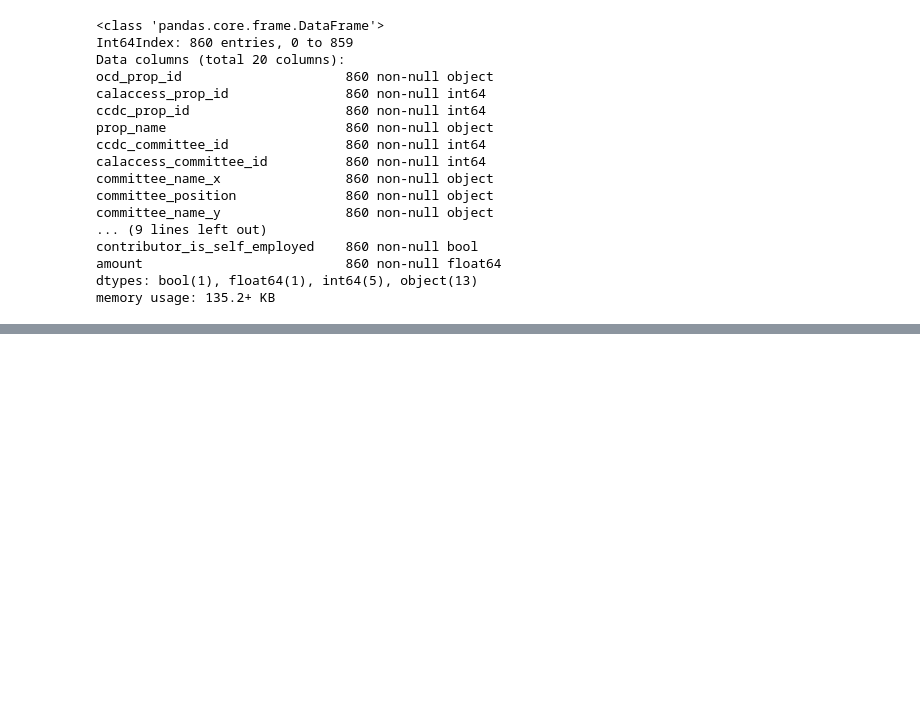
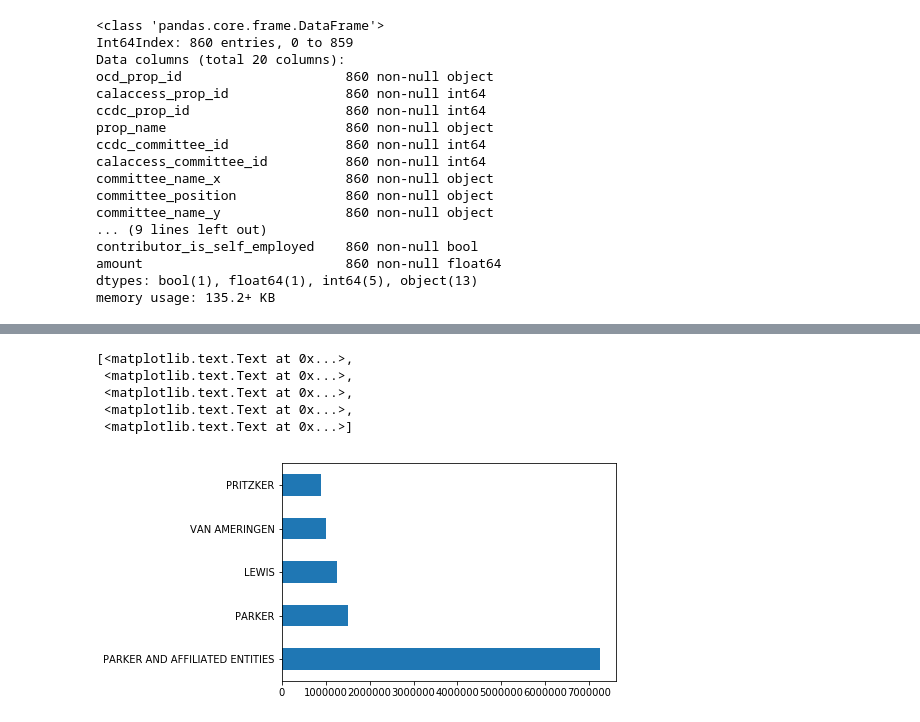
Before and after one commit to aannasw/first-python-notebook, a Jupyter notebook: module2_lessons.ipynb, the cells around one changed output, grey strips where cells are left out. Drawn from its saved outputs; the diff is of its cells as text; code cells hidden in the pictures; blank space fills up the shorter version.

```diff
--- a/module2_lessons.ipynb
+++ b/module2_lessons.ipynb
@@ -338,0 +368,10 @@ memory usage: 135.2+ KB
+# %%
+chart = top_supporters.head().amount.plot.barh()
+chart.set_yticklabels(top_supporters.contributor_lastname)
+# %% [output]
+[<matplotlib.text.Text at 0x...>,
+ <matplotlib.text.Text at 0x...>,
+ <matplotlib.text.Text at 0x...>,
+ <matplotlib.text.Text at 0x...>,
+ <matplotlib.text.Text at 0x...>]
+[figure, added]
```
Also changed, not shown: parts of 15 cells of this notebook.
